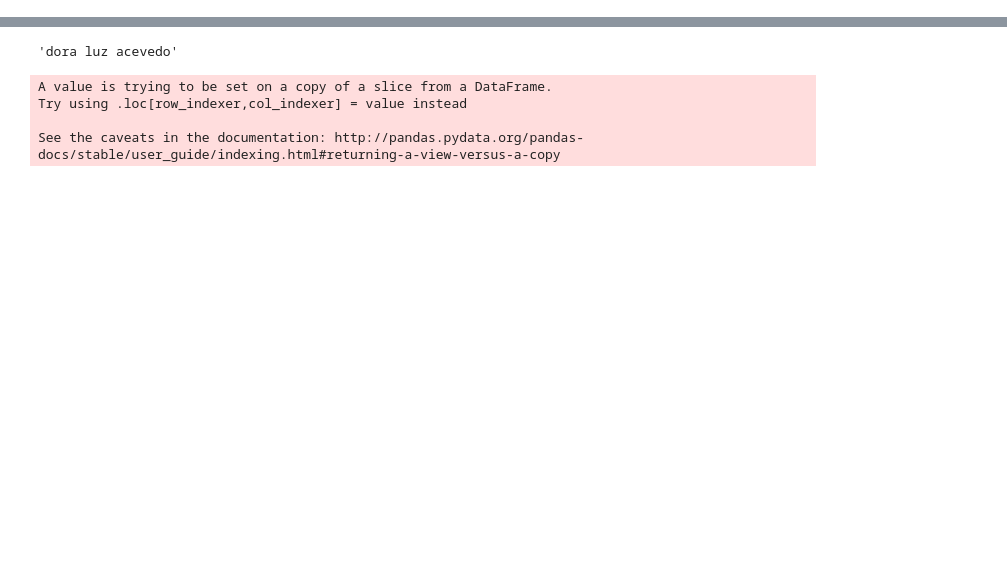
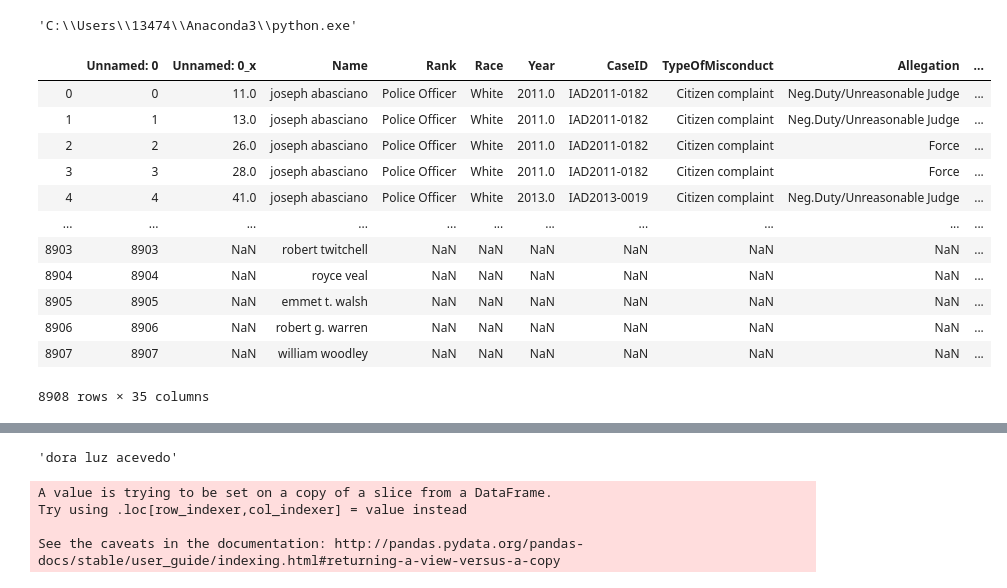
Before and after one commit to BU-Spark/CS506Spring2021Repository, a Jupyter notebook: PoliceConductProject/deliverable3/merging-with-earnings.ipynb, the cells around one changed output, grey strips where cells are left out. Drawn from its saved outputs; the diff is of its cells as text; code cells hidden in the pictures; blank space fills up the shorter version.

```diff
--- a/PoliceConductProject/deliverable3/merging-with-earnings.ipynb
+++ b/PoliceConductProject/deliverable3/merging-with-earnings.ipynb
@@ -0,0 +17,4 @@
+# %%
+p(sys.executable)
+# %% [output]
+'C:\\Users\\13474\\Anaconda3\\python.exe'
@@ -3,3 +27,20 @@ import pandas as pd
+# %%
+final = pd.read_csv('final_dataset.csv')
+final
+# %% [output]
+|  | Unnamed: 0 | Unnamed: 0_x | Name | Rank | Race | Year | CaseID | TypeOfMisconduct | Allegation | ... |
+| 0 | 0 | 11.0 | joseph abasciano | Police Officer | White | 2011.0 | IAD2011-0182 | Citizen complaint | Neg.Duty/Unreasonable Judge | ... |
+| 1 | 1 | 13.0 | joseph abasciano | Police Officer | White | 2011.0 | IAD2011-0182 | Citizen complaint | Neg.Duty/Unreasonable Judge | ... |
+| 2 | 2 | 26.0 | joseph abasciano | Police Officer | White | 2011.0 | IAD2011-0182 | Citizen complaint | Force | ... |
+| 3 | 3 | 28.0 | joseph abasciano | Police Officer | White | 2011.0 | IAD2011-0182 | Citizen complaint | Force | ... |
+| 4 | 4 | 41.0 | joseph abasciano | Police Officer | White | 2013.0 | IAD2013-0019 | Citizen complaint | Neg.Duty/Unreasonable Judge | ... |
+| ... | ... | ... | ... | ... | ... | ... | ... | ... | ... | ... |
+| 8903 | 8903 | NaN | robert twitchell | NaN | NaN | NaN | NaN | NaN | NaN | ... |
+| 8904 | 8904 | NaN | royce veal | NaN | NaN | NaN | NaN | NaN | NaN | ... |
+| 8905 | 8905 | NaN | emmet t. walsh | NaN | NaN | NaN | NaN | NaN | NaN | ... |
+| 8906 | 8906 | NaN | robert g. warren | NaN | NaN | NaN | NaN | NaN | NaN | ... |
+| 8907 | 8907 | NaN | william woodley | NaN | NaN | NaN | NaN | NaN | NaN | ... |
+8908 rows × 35 columns
 # %%
 df = pd.read_csv('EmployeeEarnings.csv')
 df
```
Also changed, not shown: parts of 14 cells of this notebook, 2 other files.
